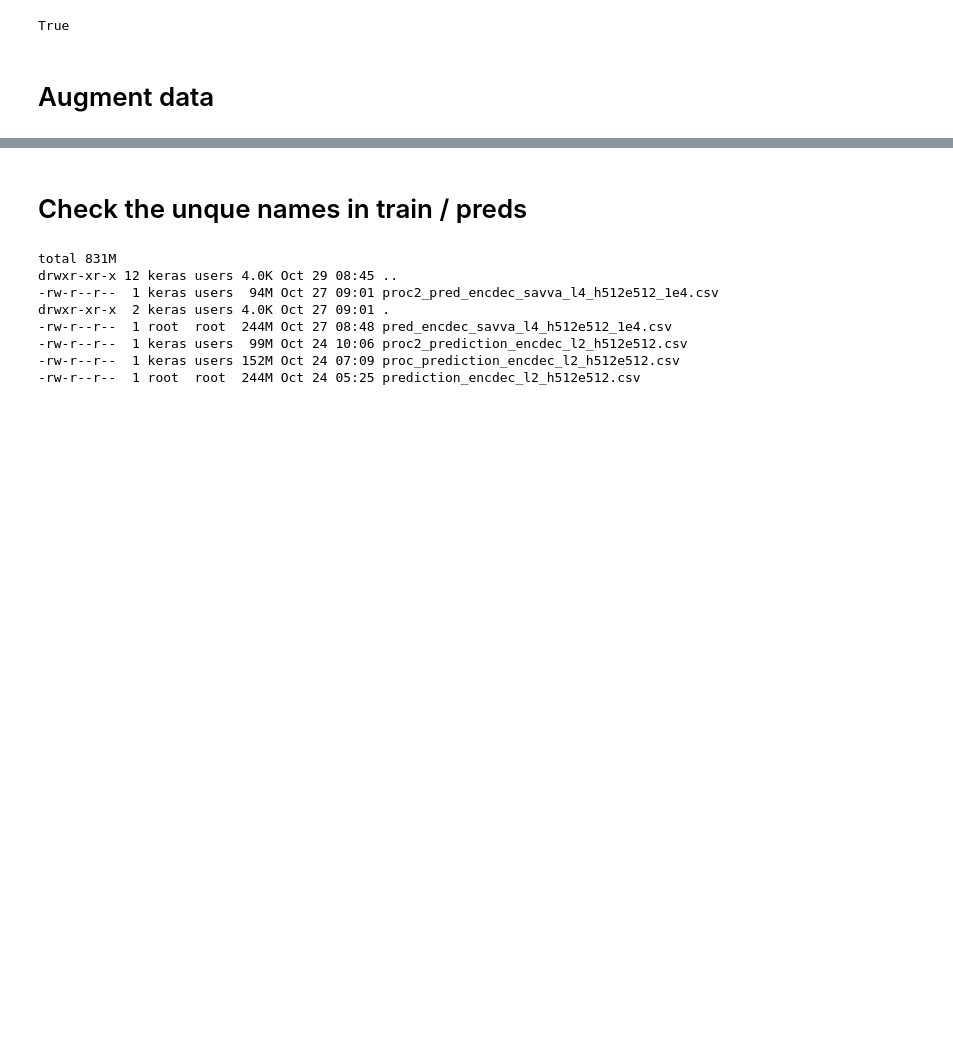
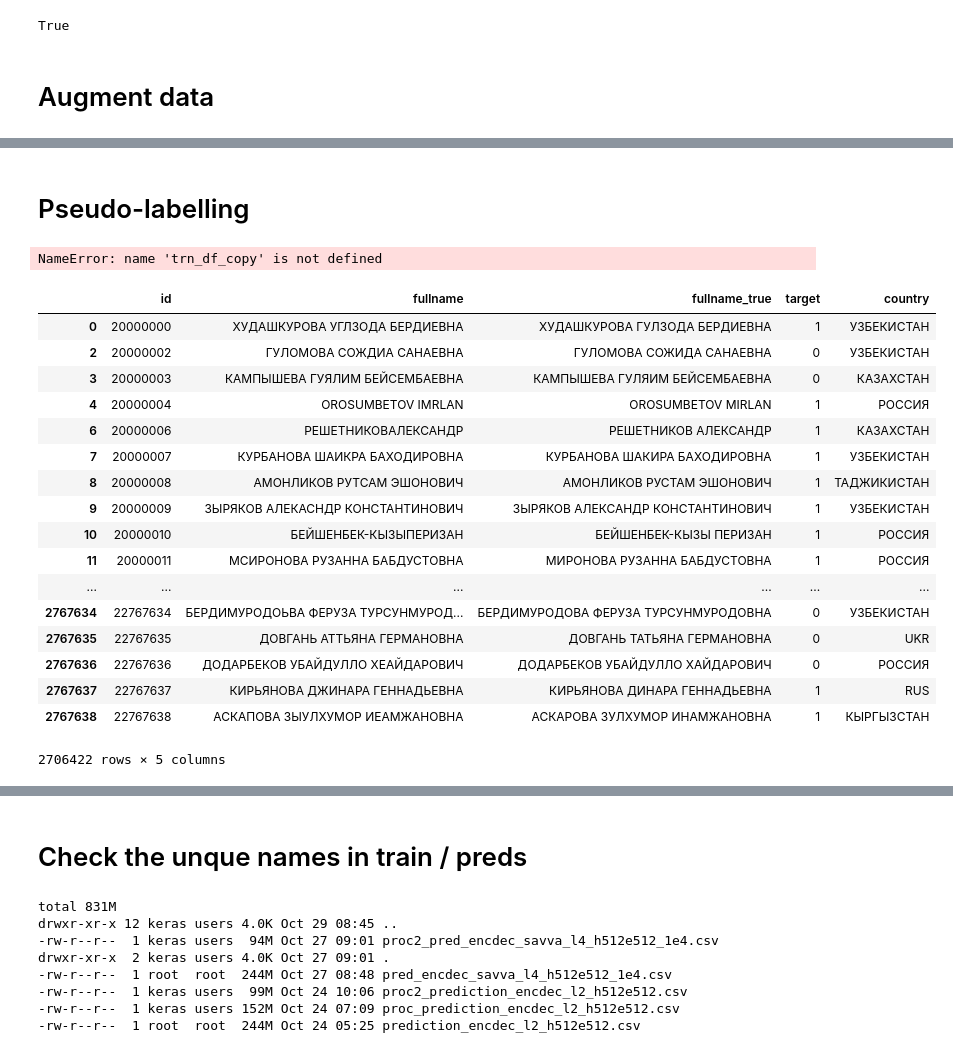
Before and after one commit to snakers4/cft-contest-2018, a Jupyter notebook: src/preprocessing_av.ipynb, the cells around one changed output, grey strips where cells are left out. Saved outputs shown, nothing was run; the diff lists cells and outputs as text; code cells hidden in the pictures; blank space fills up the shorter version.

```diff
--- a/src/preprocessing_av.ipynb
+++ b/src/preprocessing_av.ipynb
@@ -229,0 +285,2 @@ Wall time: 6.68 µs
+# %% [markdown]
+# Pseudo-labelling
@@ -229,0 +290,61 @@ Wall time: 6.68 µs
+# %%
+import pandas as pd
+import numpy as np
+
+def argmax(string):
+    arr = np.asarray(string.replace('[','')
+                     .replace(']','')
+                     .strip()
+                     .replace('  ',' ').replace('  ',' ').replace('  ',' ').split())
+    return np.argmax(arr)
+
+test_df = pd.read_csv('../data/test.csv')
+predict_df = pd.read_csv('predictions/pred_encdec_savva_l4_h512e512_1e4_heavy_tune_beam3.csv')
+predict_df = predict_df.sort_values(by='id',ascending=True).reset_index(drop=True)
+test_df = test_df.sort_values(by='id',ascending=True).reset_index(drop=True)
+assert list(predict_df.id.values) == list(test_df.id.values)
+predict_df['target'] = predict_df['target'].apply(lambda x: argmax(x))
+predict_df['fullname'] = test_df['fullname']
+
+# assume that target = 2 is predicted correctly
+# use the seq2seq prediction as a stronger indicator for targets 0 and 1
+cond_0 = (predict_df.fullname_true == predict_df.fullname) & (predict_df.target.isin([0,1]))
+cond_1 = (predict_df.fullname_true != predict_df.fullname) & (predict_df.target.isin([0,1]))
+predict_df.loc[cond_0,'target'] = 0
+predict_df.loc[cond_1,'target'] = 1
+
+
+predict_df['country'] = test_df['country']
+cols = ['id', 'fullname', 'fullname_true', 'target', 'country']
+predict_df = predict_df[cols]
+predict_df = predict_df[predict_df.target!=2]
+# %%
+names = list(predict_df.fullname_true.values)
+aug_names = list_multiprocessing(names,generate_mistakes_wrapper, workers=8)
+
+predict_df['fullname'] = aug_names
+# %% [output]
+NameError: name 'trn_df_copy' is not defined
+# %%
+predict_df['id'] = predict_df['id']+20000000
+# %%
+predict_df
+# %% [output]
+|  | id | fullname | fullname_true | target | country |
+| 0 | 20000000 | ХУДАШКУРОВА УГЛЗОДА БЕРДИЕВНА | ХУДАШКУРОВА ГУЛЗОДА БЕРДИЕВНА | 1 | УЗБЕКИСТАН |
+| 2 | 20000002 | ГУЛОМОВА СОЖДИА САНАЕВНА | ГУЛОМОВА СОЖИДА САНАЕВНА | 0 | УЗБЕКИСТАН |
+| 3 | 20000003 | КАМПЫШЕВА ГУЯЛИМ БЕЙСЕМБАЕВНА | КАМПЫШЕВА ГУЛЯИМ БЕЙСЕМБАЕВНА | 0 | КАЗАХСТАН |
+| 4 | 20000004 | OROSUMBETOV IMRLAN | OROSUMBETOV MIRLAN | 1 | РОССИЯ |
+| 6 | 20000006 | РЕШЕТНИКОВАЛЕКСАНДР | РЕШЕТНИКОВ АЛЕКСАНДР | 1 | КАЗАХСТАН |
+| 7 | 20000007 | КУРБАНОВА ШАИКРА БАХОДИРОВНА | КУРБАНОВА ШАКИРА БАХОДИРОВНА | 1 | УЗБЕКИСТАН |
+| 8 | 20000008 | АМОНЛИКОВ РУТСАМ ЭШОНОВИЧ | АМОНЛИКОВ РУСТАМ ЭШОНОВИЧ | 1 | ТАДЖИКИСТАН |
+| 9 | 20000009 | ЗЫРЯКОВ АЛЕКАСНДР КОНСТАНТИНОВИЧ | ЗЫРЯКОВ АЛЕКСАНДР КОНСТАНТИНОВИЧ | 1 | УЗБЕКИСТАН |
+| 10 | 20000010 | БЕЙШЕНБЕК-КЫЗЫПЕРИЗАН | БЕЙШЕНБЕК-КЫЗЫ ПЕРИЗАН | 1 | РОССИЯ |
+| 11 | 20000011 | МСИРОНОВА РУЗАННА БАБДУСТОВНА | МИРОНОВА РУЗАННА БАБДУСТОВНА | 1 | РОССИЯ |
+| ... | ... | ... | ... | ... | ... |
+| 2767634 | 22767634 | БЕРДИМУРОДОЬВА ФЕРУЗА ТУРСУНМУРОД... | БЕРДИМУРОДОВА ФЕРУЗА ТУРСУНМУРОДОВНА | 0 | УЗБЕКИСТАН |
+| 2767635 | 22767635 | ДОВГАНЬ АТТЬЯНА ГЕРМАНОВНА | ДОВГАНЬ ТАТЬЯНА ГЕРМАНОВНА | 0 | UKR |
+| 2767636 | 22767636 | ДОДАРБЕКОВ УБАЙДУЛЛО ХЕАЙДАРОВИЧ | ДОДАРБЕКОВ УБАЙДУЛЛО ХАЙДАРОВИЧ | 0 | РОССИЯ |
+| 2767637 | 22767637 | КИРЬЯНОВА ДЖИНАРА ГЕННАДЬЕВНА | КИРЬЯНОВА ДИНАРА ГЕННАДЬЕВНА | 1 | RUS |
+| 2767638 | 22767638 | АСКАПОВА ЗЫУЛХУМОР ИЕАМЖАНОВНА | АСКАРОВА ЗУЛХУМОР ИНАМЖАНОВНА | 1 | КЫРГЫЗСТАН |
+2706422 rows × 5 columns
```
Also changed, not shown: parts of 48 cells of this notebook, 5 other files.
